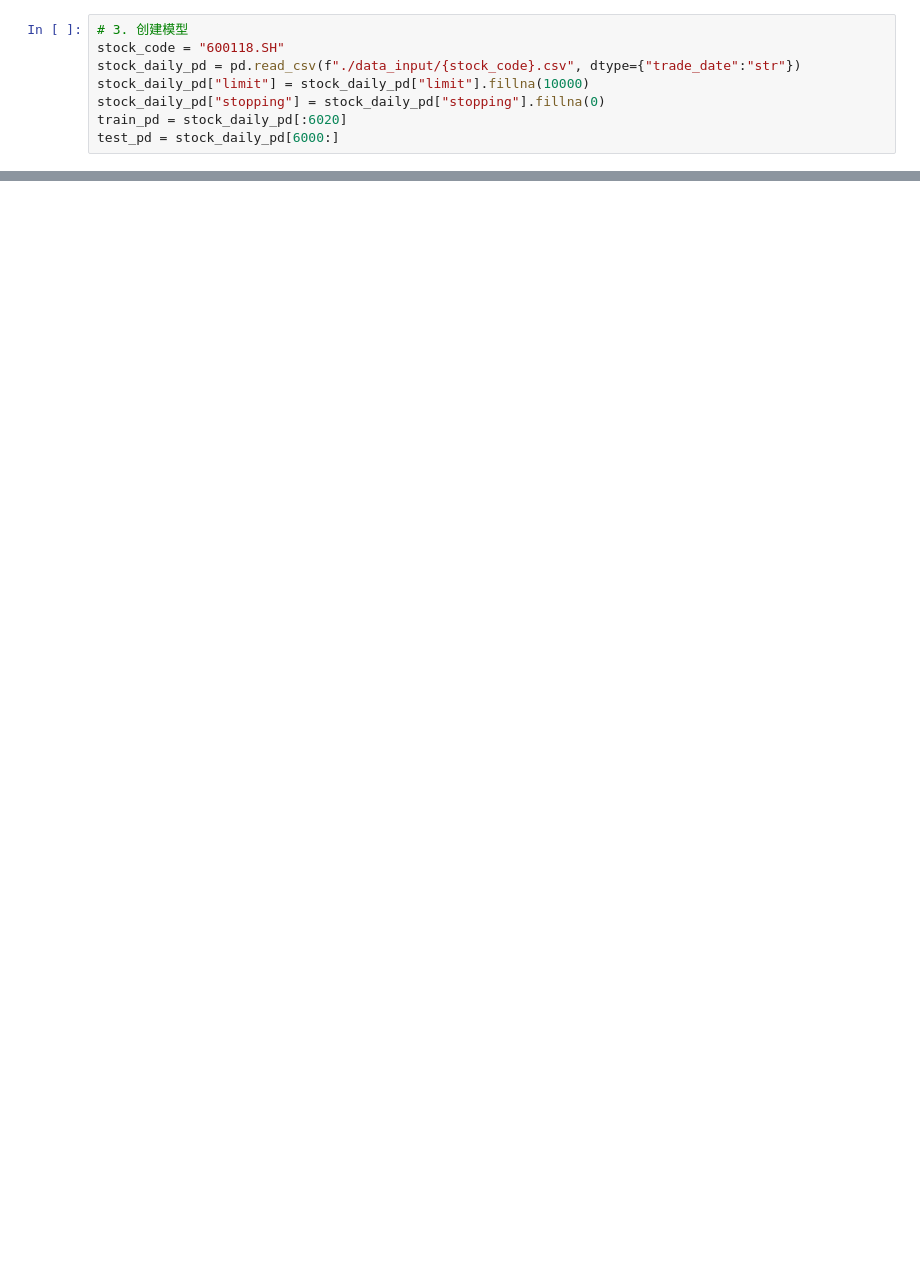
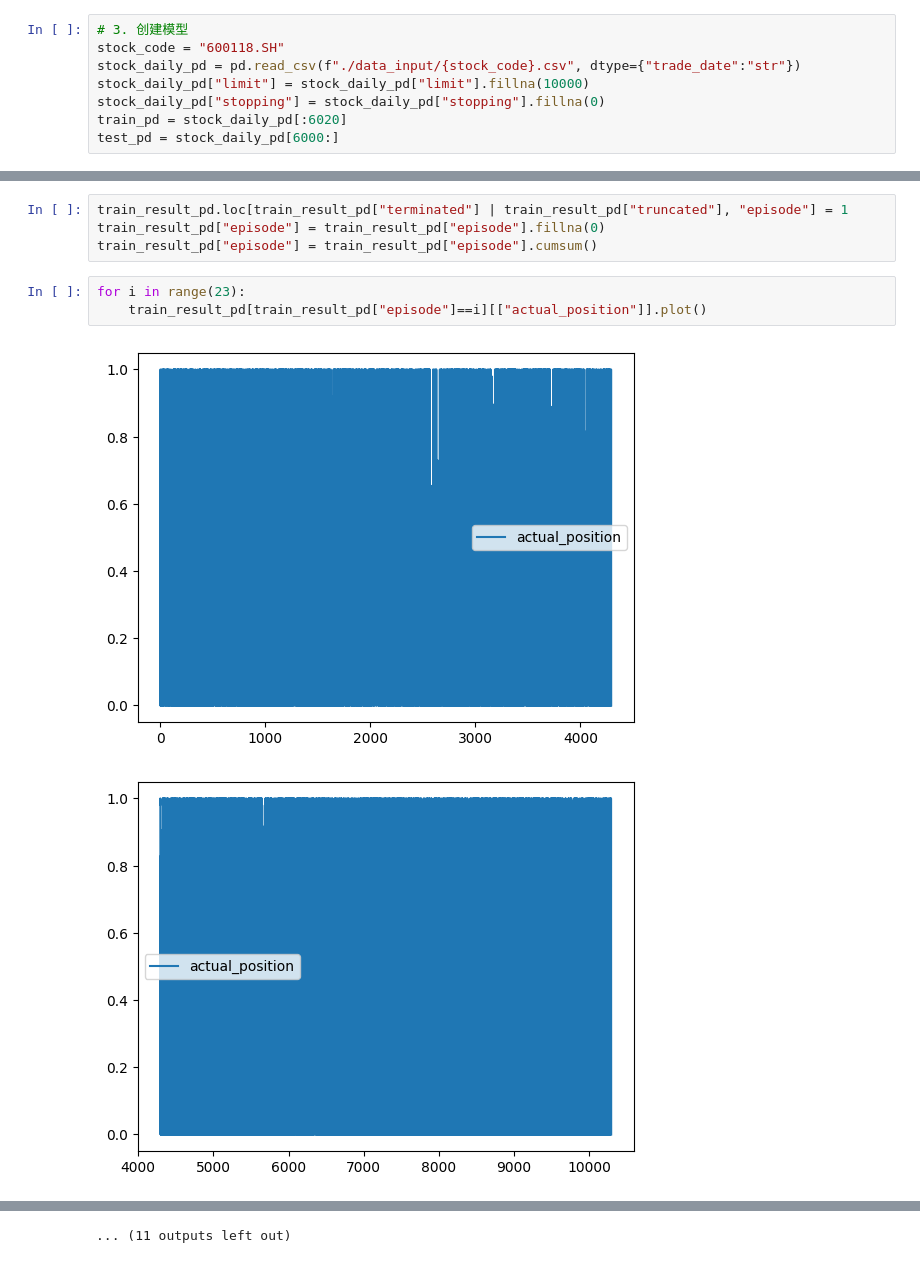
Before and after one commit to davis-lee0109/Hands-on-RL, a Jupyter notebook: Policy_stable-baselines3_v2.ipynb, the cells around one changed output, grey strips where cells are left out. Drawn from its saved outputs; the diff is of its cells as text; blank space fills up the shorter version.

```diff
--- a/Policy_stable-baselines3_v2.ipynb
+++ b/Policy_stable-baselines3_v2.ipynb
@@ -100,0 +121,10 @@ test_pd[["actual_position","target_position"]].plot()
+# %%
+train_result_pd.loc[train_result_pd["terminated"] | train_result_pd["truncated"], "episode"] = 1
+train_result_pd["episode"] = train_result_pd["episode"].fillna(0)
+train_result_pd["episode"] = train_result_pd["episode"].cumsum()
+# %%
+for i in range(23):
+    train_result_pd[train_result_pd["episode"]==i][["actual_position"]].plot()
+# %% [output]
+[figure, added]
+[figure, added]
@@ -100,0 +141 @@ test_pd[["actual_position","target_position"]].plot()
+... (11 outputs left out)
```
Also changed, not shown: parts of 10 cells of this notebook, 2 other files.
